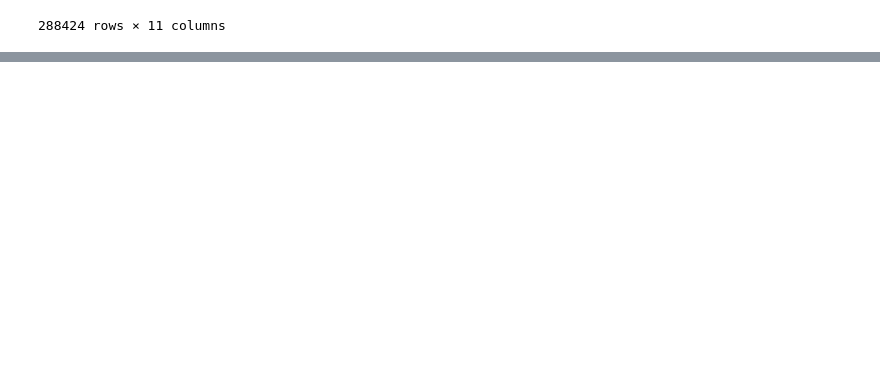
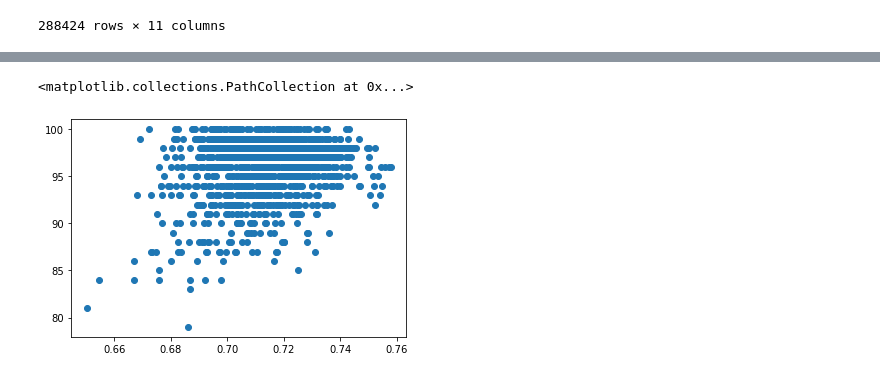
Before and after one commit to claytonnagle/AirBnB-Reviews-Textual-Analysis, a Jupyter notebook: Untitled.ipynb, the cells around one changed output, grey strips where cells are left out. Cells and saved outputs as stored; diff of their text form; code cells hidden in the pictures; blank space fills up the shorter version.

Commit message:
added small scatter

```diff
--- a/Untitled.ipynb
+++ b/Untitled.ipynb
@@ -66,3 +68,11 @@ review_text_df
 | 288422 | 43791368 | 739226692 | 2021-03-14 | 182841943 | Gulya | A nice place to stay! | nice place stay | [nice, place, stay] | ... |
 | 288423 | 43791368 | 739928005 | 2021-03-17 | 392173895 | Alyssa | I would definitely never book wit... | would definit never book host unp... | [would, definit, never, book, hos... | ... |
 288424 rows × 11 columns
+# %%
+review_text_df = pd.read_csv('F:\\Important Folder\\School\\UCSD Extension Data Bootcamp\\final project\\project-3 - Copy\\data\\separated_sentiment.csv')
+# %%
+scaler = MinMaxScaler()
+
+review_text_df['Sentiment'] = scaler.fit_transform(review_text_df[['Sentiment']])
+# %%
+listings = pd.read_csv('F:\\Important Folder\\School\\UCSD Extension Data Bootcamp\\final project\\project-3 - Copy\\data\\listings.csv')
@@ -68,0 +98,11 @@ review_text_df
+# %%
+review_text_df = review_text_df.merge(listings[['review_scores_rating','id']], how = 'left', left_on = 'listing_id', right_on = 'id')
+# %%
+import matplotlib.pyplot as plt
+
+grouped_df = review_text_df.groupby('listing_id')
+
+plt.scatter(grouped_df.mean()['Sentiment'], grouped_df.mean()['review_scores_rating'])
+# %% [output]
+<matplotlib.collections.PathCollection at 0x...>
+[figure, added]
```
Also changed, not shown: parts of 3 cells of this notebook.
